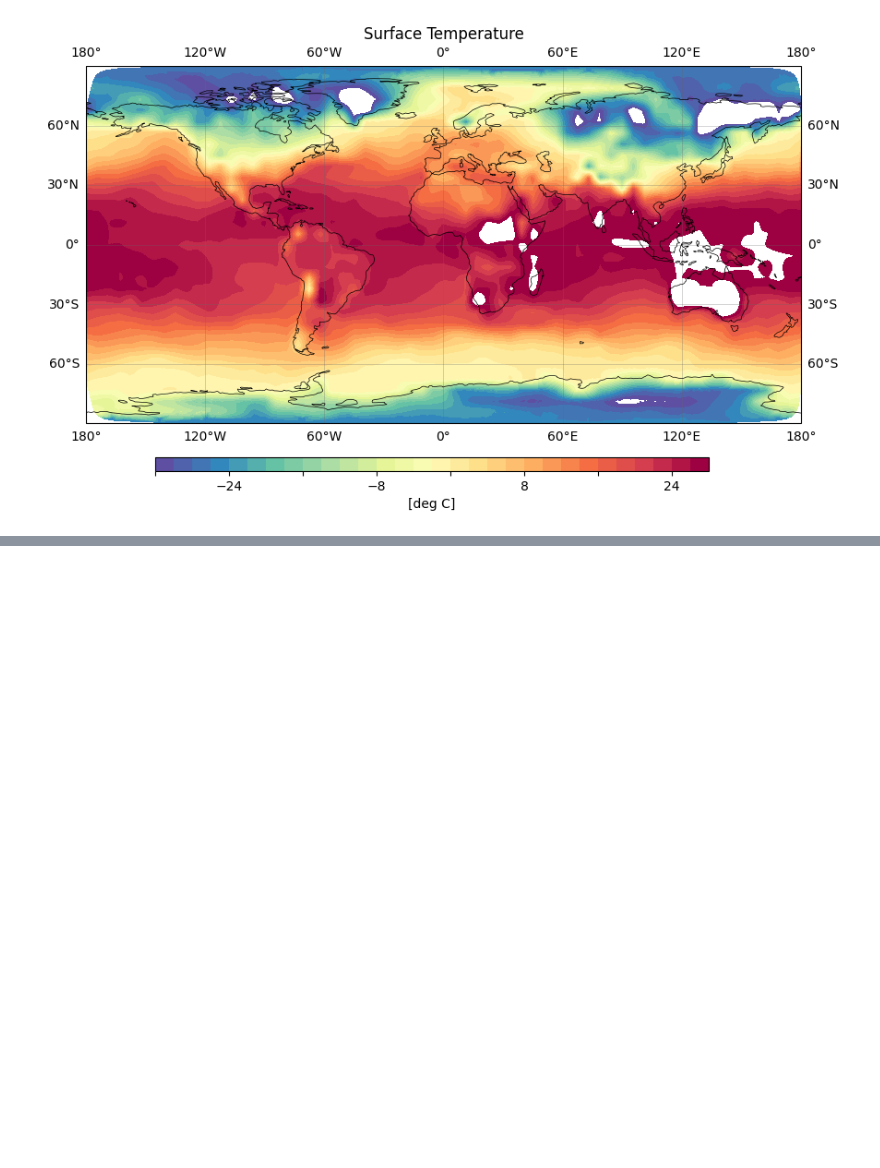
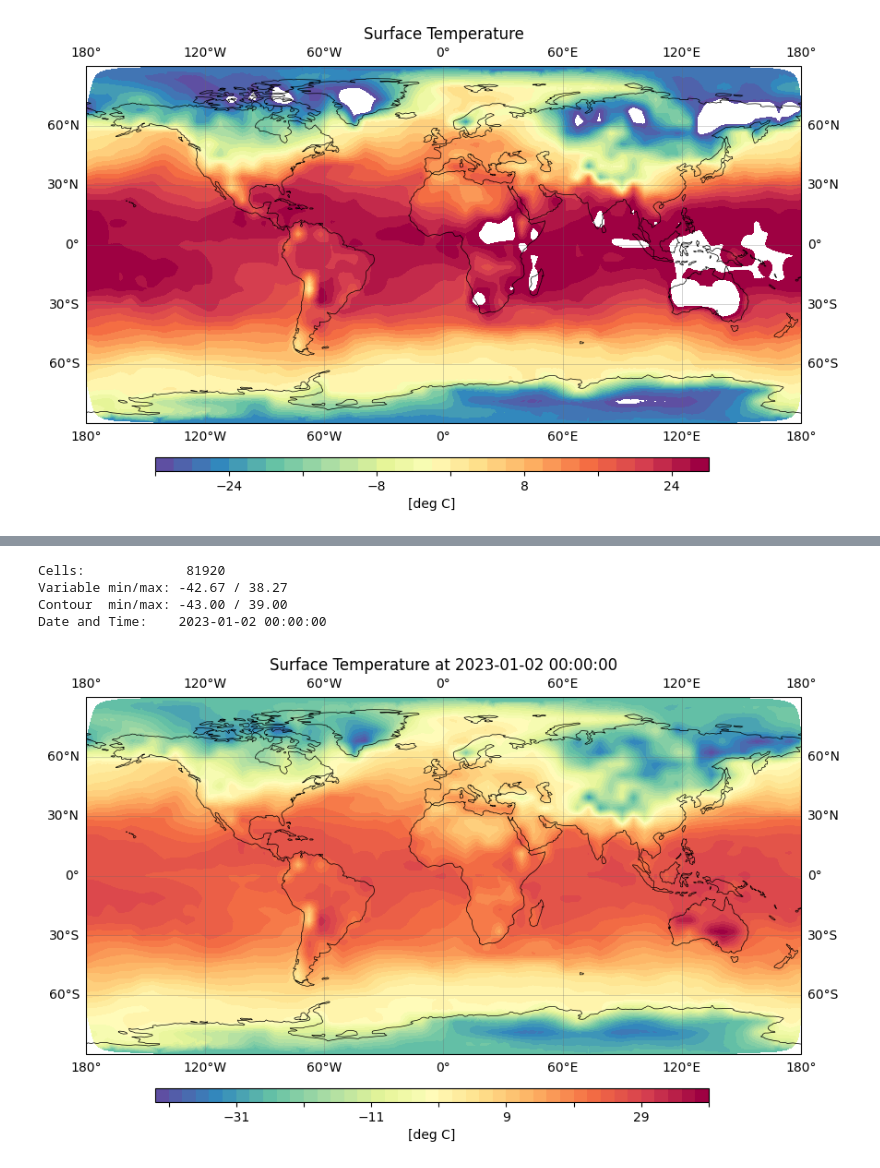
Before and after one commit to tdiepenb/ESDP1, a Jupyter notebook: load_era5.ipynb, the cells around one changed output, grey strips where cells are left out. Cells and saved outputs as stored; diff of their text form; code cells hidden in the pictures; blank space fills up the shorter version.

```diff
--- a/load_era5.ipynb
+++ b/load_era5.ipynb
@@ -361,0 +437,8 @@ cbar.set_label('[deg C]')
+# %%
+plotIconTemperatureGraph(iconds, 15)
+# %% [output]
+Cells:             81920
+Variable min/max: -42.67 / 38.27
+Contour  min/max: -43.00 / 39.00
+Date and Time:    2023-01-02 00:00:00
+[figure, added]
```
Also changed, not shown: parts of 25 cells of this notebook, 1 other file.
